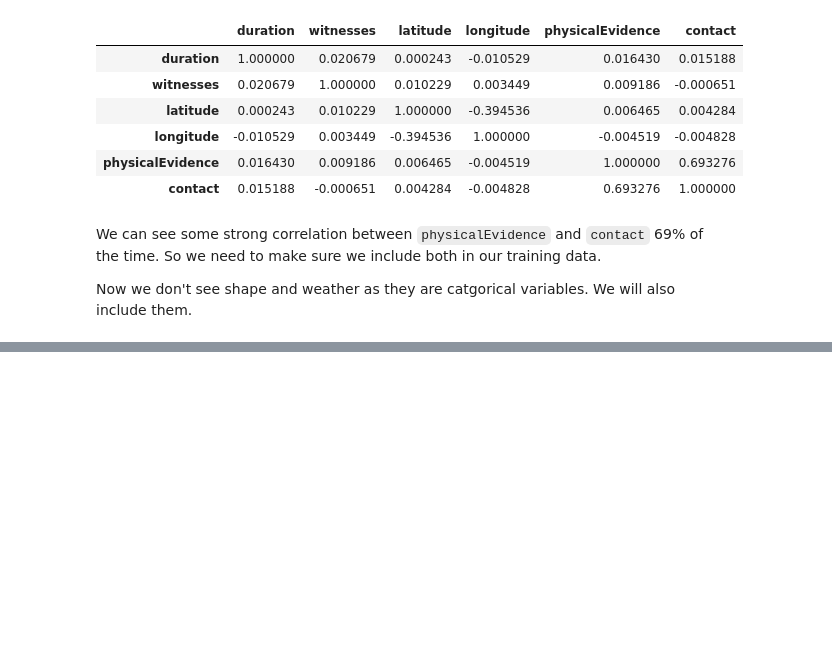
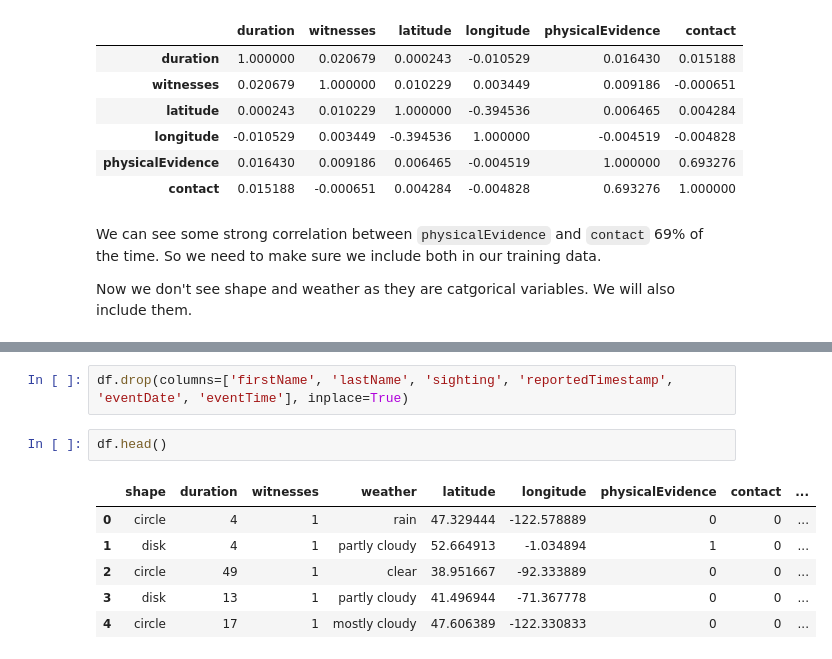
Before and after one commit to FabG/ml-aws-specialty-lab, a Jupyter notebook: 6-algorithms/ufo-algorithms-lab.ipynb, the cells around one changed output, grey strips where cells are left out. Cells and saved outputs as stored; diff of their text form; blank space fills up the shorter version.

```diff
--- a/6-algorithms/ufo-algorithms-lab.ipynb
+++ b/6-algorithms/ufo-algorithms-lab.ipynb
@@ -255,0 +262,11 @@ Now we don't see shape and weather as they are catgorical variables. We will als
+# %%
+df.drop(columns=['firstName', 'lastName', 'sighting', 'reportedTimestamp', 'eventDate', 'eventTime'], inplace=True)
+# %%
+df.head()
+# %% [output]
+|  | shape | duration | witnesses | weather | latitude | longitude | physicalEvidence | contact | ... |
+| 0 | circle | 4 | 1 | rain | 47.329444 | -122.578889 | 0 | 0 | ... |
+| 1 | disk | 4 | 1 | partly cloudy | 52.664913 | -1.034894 | 1 | 0 | ... |
+| 2 | circle | 49 | 1 | clear | 38.951667 | -92.333889 | 0 | 0 | ... |
+| 3 | disk | 13 | 1 | partly cloudy | 41.496944 | -71.367778 | 0 | 0 | ... |
+| 4 | circle | 17 | 1 | mostly cloudy | 47.606389 | -122.330833 | 0 | 0 | ... |
```
Also changed, not shown: parts of 4 cells of this notebook.
